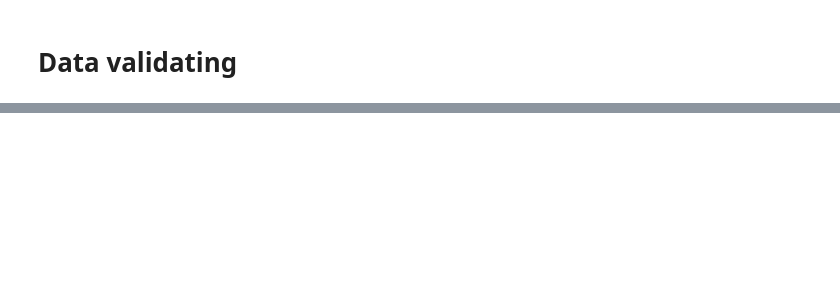
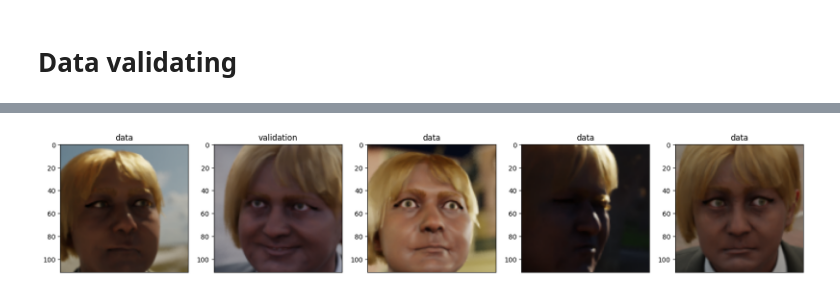
Before and after one commit to freQuensy23-coder/face_detection, a Jupyter notebook: main_new.ipynb, the cells around one changed output, grey strips where cells are left out. Drawn from its saved outputs; the diff is of its cells as text; code cells hidden in the pictures; blank space fills up the shorter version.

```diff
--- a/main_new.ipynb
+++ b/main_new.ipynb
@@ -344,0 +600,3 @@ KeyError: 1
+# %%
+person = dataset.data[dataset.data["type"] == "validation"].iloc[N]["person_label"]
+person
@@ -344,0 +655,12 @@ KeyError: 1
+# %%
+dirs = dataset.data[dataset.data["person_label"] == person]["dir"].tolist()
+type = dataset.data[dataset.data["person_label"] == person]["type"].tolist()
+fig, axs = plt.subplots(nrows=1, ncols=len(dirs), figsize=(20, 5))
+for i, obj_dir in enumerate(dirs):
+    image = Image.open(obj_dir)
+    axs[i].imshow(image)
+    axs[i].grid(False)
+    axs[i].set_xticks([])
+    axs[i].set_title(f"{type[i]}")
+# %% [output]
+[figure, added]
```
Also changed, not shown: parts of 61 cells of this notebook.
